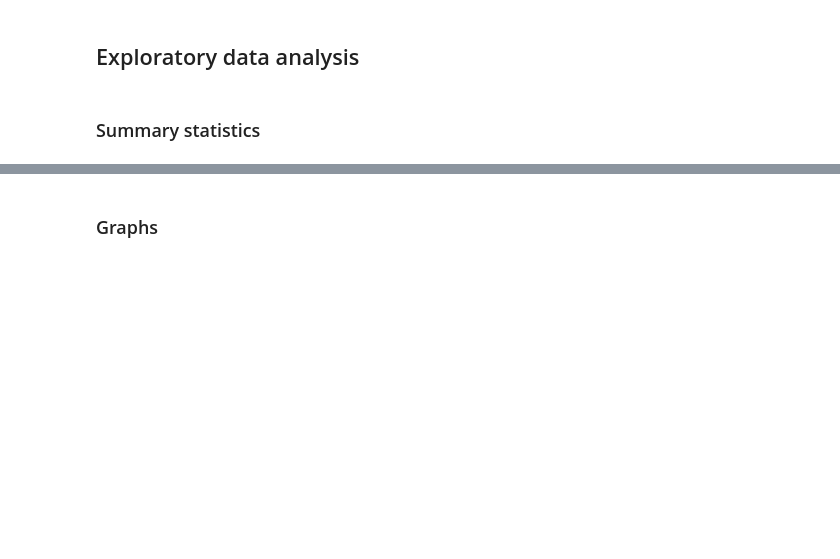
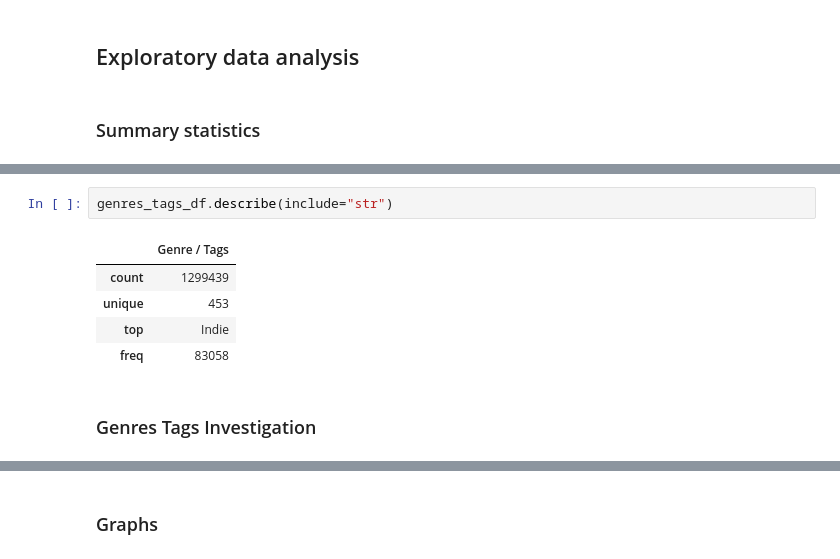
Before and after one commit to Tomasz5792/Data_Analytics_-_Summative_1, a Jupyter notebook: Summative_1.ipynb, the cells around one changed output, grey strips where cells are left out. Cells and saved outputs as stored; diff of their text form; blank space fills up the shorter version.

```diff
--- a/Summative_1.ipynb
+++ b/Summative_1.ipynb
@@ -428,0 +483,10 @@ memory usage: 29.7 MB
+# %%
+genres_tags_df.describe(include="str")
+# %% [output]
+|  | Genre / Tags |
+| count | 1299439 |
+| unique | 453 |
+| top | Indie |
+| freq | 83058 |
+# %% [markdown]
+### Genres Tags Investigation
```
Also changed, not shown: parts of 19 cells of this notebook.
